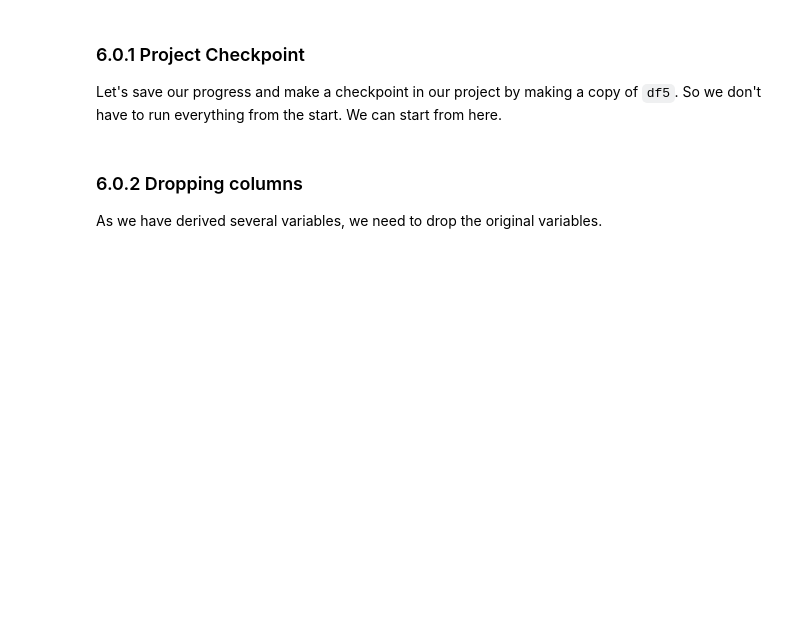
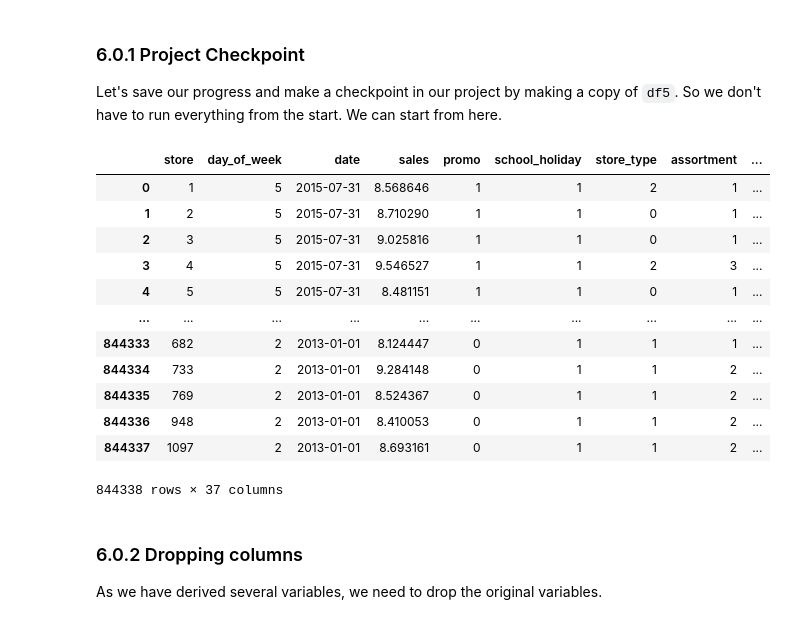
Before and after one commit to brunokatekawa/Curso_DS_Prod, a Jupyter notebook: notebooks/m07_v01_store_sales_prediction.ipynb, the cells around one changed output. Saved outputs shown, nothing was run; the diff lists cells and outputs as text; code cells hidden in the pictures; blank space fills up the shorter version.

```diff
--- a/notebooks/m07_v01_store_sales_prediction.ipynb
+++ b/notebooks/m07_v01_store_sales_prediction.ipynb
@@ -2558,3 +2558,21 @@ Let's save our progress and make a checkpoint in our project by making a copy of
 # %%
 # copies df5 to df6
 df6 = df5.copy()
+# %%
+# loads saved data
+df6 = pd.read_csv('../data/store_data_df5.csv')
+df6
+# %% [output]
+|  | store | day_of_week | date | sales | promo | school_holiday | store_type | assortment | ... |
+| 0 | 1 | 5 | 2015-07-31 | 8.568646 | 1 | 1 | 2 | 1 | ... |
+| 1 | 2 | 5 | 2015-07-31 | 8.710290 | 1 | 1 | 0 | 1 | ... |
+| 2 | 3 | 5 | 2015-07-31 | 9.025816 | 1 | 1 | 0 | 1 | ... |
+| 3 | 4 | 5 | 2015-07-31 | 9.546527 | 1 | 1 | 2 | 3 | ... |
+| 4 | 5 | 5 | 2015-07-31 | 8.481151 | 1 | 1 | 0 | 1 | ... |
+| ... | ... | ... | ... | ... | ... | ... | ... | ... | ... |
+| 844333 | 682 | 2 | 2013-01-01 | 8.124447 | 0 | 1 | 1 | 1 | ... |
+| 844334 | 733 | 2 | 2013-01-01 | 9.284148 | 0 | 1 | 1 | 2 | ... |
+| 844335 | 769 | 2 | 2013-01-01 | 8.524367 | 0 | 1 | 1 | 2 | ... |
+| 844336 | 948 | 2 | 2013-01-01 | 8.410053 | 0 | 1 | 1 | 2 | ... |
+| 844337 | 1097 | 2 | 2013-01-01 | 8.693161 | 0 | 1 | 1 | 2 | ... |
+844338 rows × 37 columns
```
Also changed, not shown: parts of 37 cells of this notebook.
